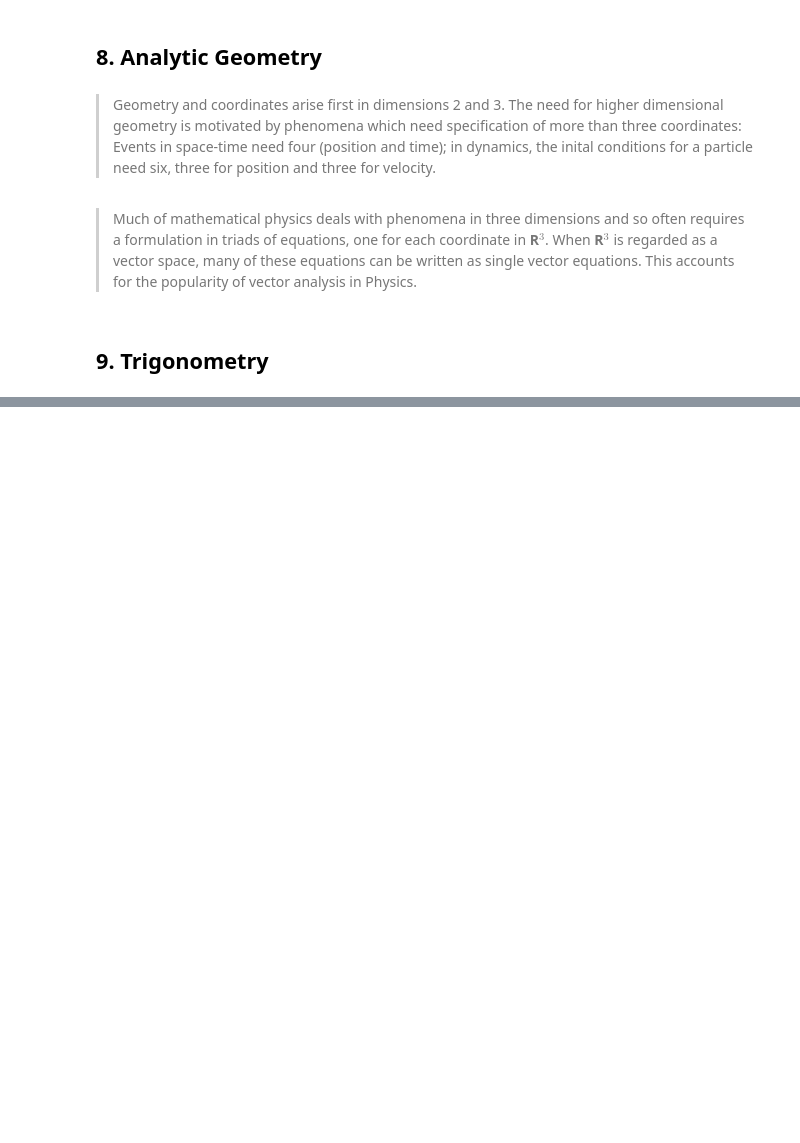
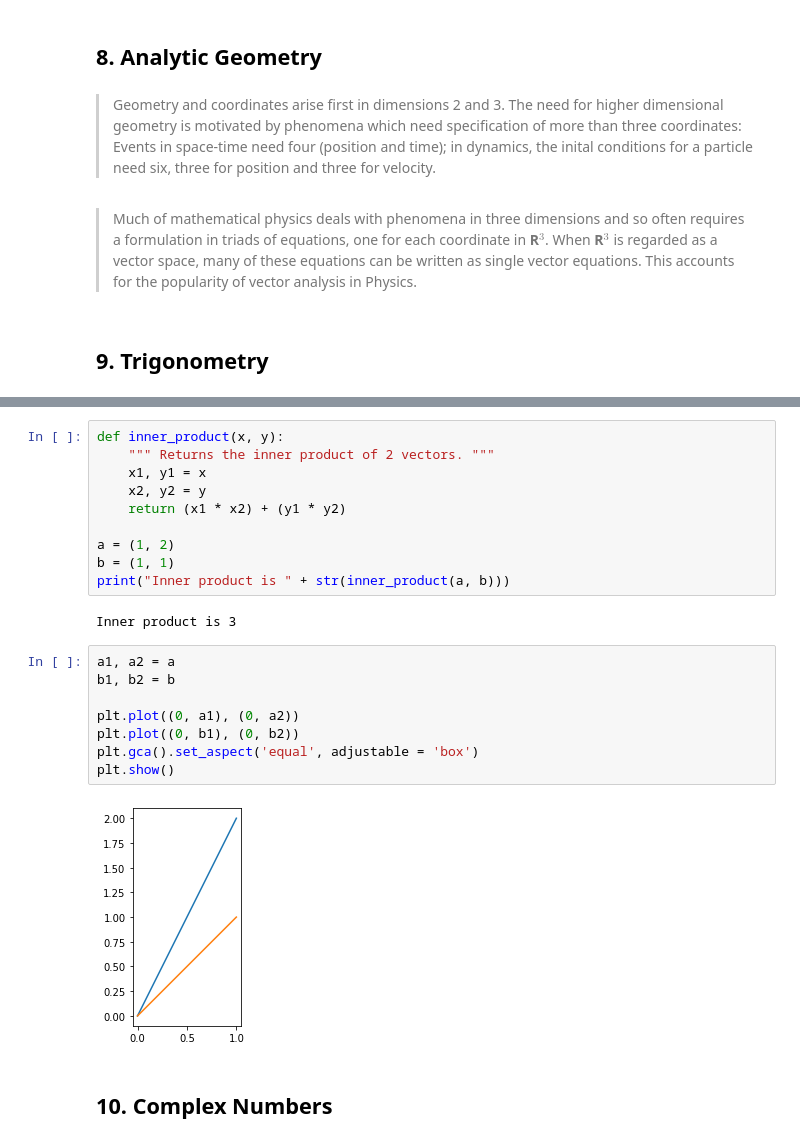
Before and after one commit to James-G-Hill/Sympy-Companion-to-Mathematics-Form-and-Function, a Jupyter notebook: Chapter 4.ipynb, the cells around one changed output, grey strips where cells are left out. Cells and saved outputs as stored; diff of their text form; blank space fills up the shorter version.

```diff
--- a/Chapter 4.ipynb
+++ b/Chapter 4.ipynb
@@ -277,0 +401,24 @@ True
+# %%
+def inner_product(x, y):
+    """ Returns the inner product of 2 vectors. """
+    x1, y1 = x
+    x2, y2 = y
+    return (x1 * x2) + (y1 * y2)
+
+a = (1, 2)
+b = (1, 1)
+print("Inner product is " + str(inner_product(a, b)))
+# %% [output]
+Inner product is 3
+# %%
+a1, a2 = a
+b1, b2 = b
+
+plt.plot((0, a1), (0, a2))
+plt.plot((0, b1), (0, b2))
+plt.gca().set_aspect('equal', adjustable = 'box')
+plt.show()
+# %% [output]
+[figure, added]
+# %% [markdown]
+## 10. Complex Numbers
```
Also changed, not shown: parts of 11 cells of this notebook.
